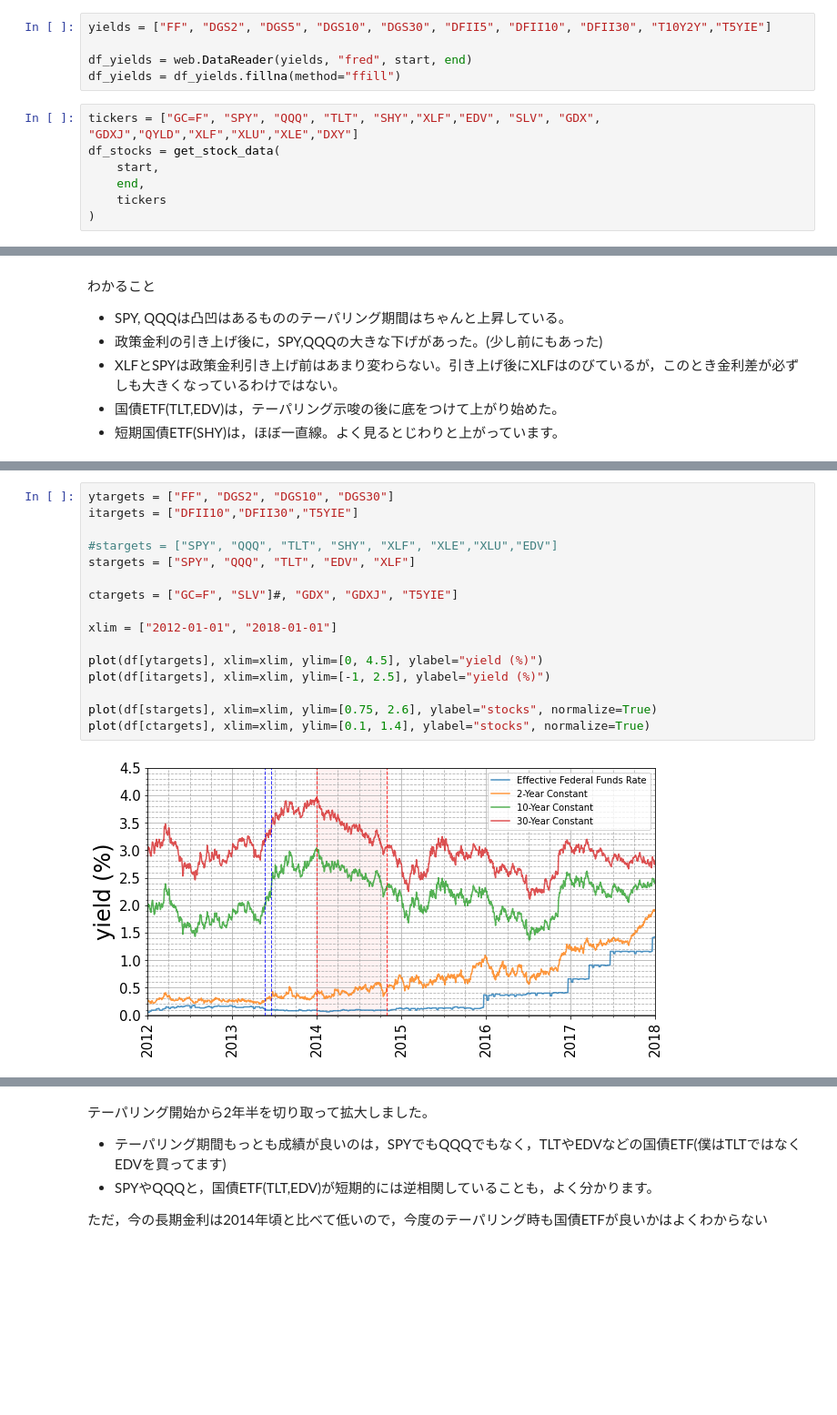
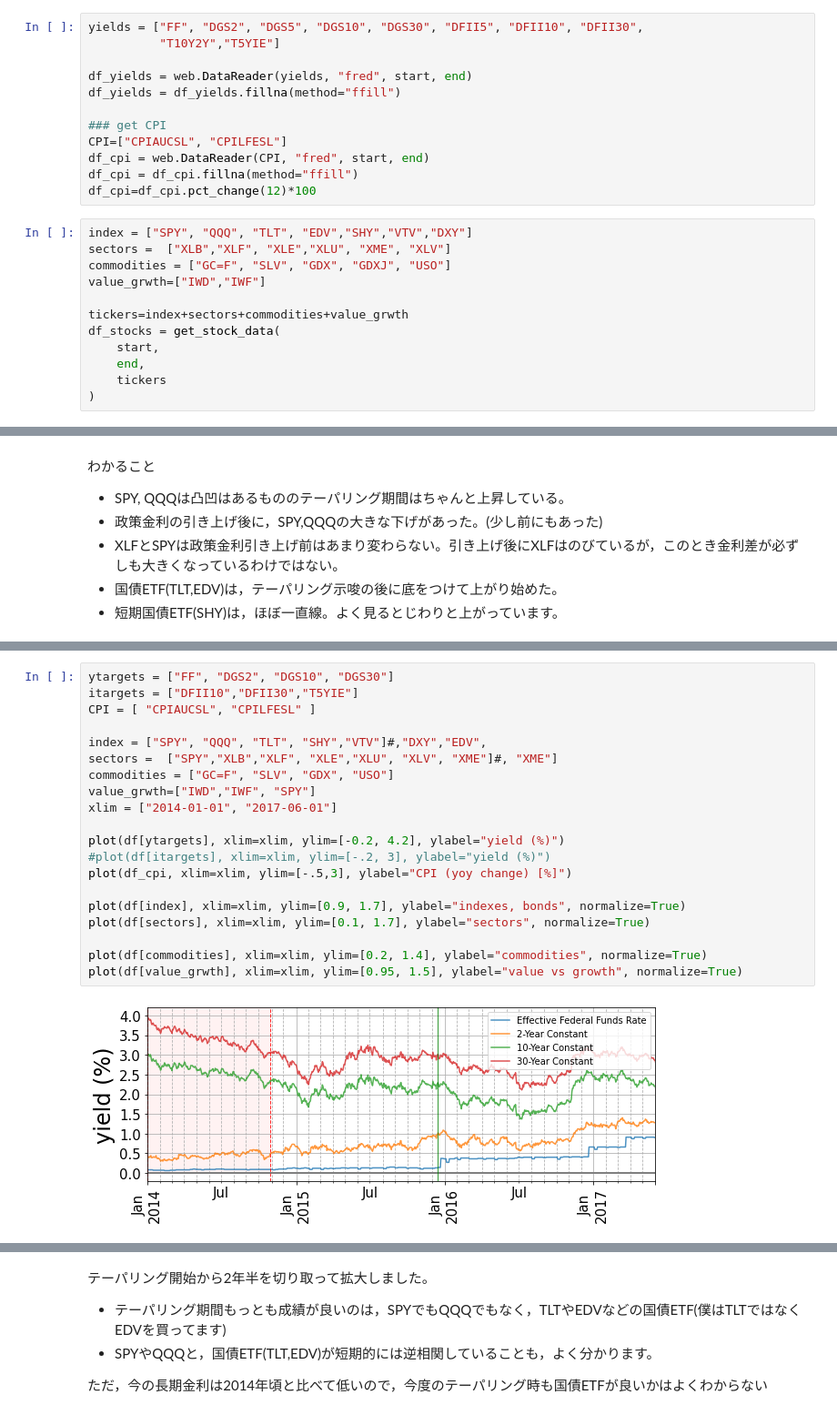
Before and after one commit to jnishii/stock-analysis, a Jupyter notebook: yahoo_fin/Yields.ipynb, the cells around one changed output, grey strips where cells are left out. Shown at 91% size. Saved outputs shown, nothing was run; the diff lists cells and outputs as text; blank space fills up the shorter version.

Commit message:
some updates and added CPI to Yields.ipynb

```diff
--- a/yahoo_fin/Yields.ipynb
+++ b/yahoo_fin/Yields.ipynb
@@ -163,12 +174,24 @@ def plot_alt(df, xlim=None, ylim=None, ylabel="", normalize=False):
 start = datetime.date(2001, 1, 1)
 end = datetime.date.today()
 # %%
-yields = ["FF", "DGS2", "DGS5", "DGS10", "DGS30", "DFII5", "DFII10", "DFII30", "T10Y2Y","T5YIE"]
+yields = ["FF", "DGS2", "DGS5", "DGS10", "DGS30", "DFII5", "DFII10", "DFII30",
+          "T10Y2Y","T5YIE"]
 
 df_yields = web.DataReader(yields, "fred", start, end)
 df_yields = df_yields.fillna(method="ffill")
+
+### get CPI
+CPI=["CPIAUCSL", "CPILFESL"]
+df_cpi = web.DataReader(CPI, "fred", start, end)
+df_cpi = df_cpi.fillna(method="ffill")
+df_cpi=df_cpi.pct_change(12)*100
 # %%
-tickers = ["GC=F", "SPY", "QQQ", "TLT", "SHY","XLF","EDV", "SLV", "GDX", "GDXJ","QYLD","XLF","XLU","XLE","DXY"]
+index = ["SPY", "QQQ", "TLT", "EDV","SHY","VTV","DXY"]
+sectors =  ["XLB","XLF", "XLE","XLU", "XME", "XLV"]
+commodities = ["GC=F", "SLV", "GDX", "GDXJ", "USO"]
+value_grwth=["IWD","IWF"]
+
+tickers=index+sectors+commodities+value_grwth
 df_stocks = get_stock_data(
     start,
     end,
@@ -201,18 +229,22 @@ Yosshiさんの真似をして2013年から2018金利の推移のグラフを作
 # %%
 ytargets = ["FF", "DGS2", "DGS10", "DGS30"]
 itargets = ["DFII10","DFII30","T5YIE"]
+CPI = [ "CPIAUCSL", "CPILFESL" ]
 
-#stargets = ["SPY", "QQQ", "TLT", "SHY", "XLF", "XLE","XLU","EDV"]
-stargets = ["SPY", "QQQ", "TLT", "EDV", "XLF"]
+index = ["SPY", "QQQ", "TLT", "SHY","VTV"]#,"DXY","EDV",
+sectors =  ["SPY","XLB","XLF", "XLE","XLU", "XLV", "XME"]#, "XME"]
+commodities = ["GC=F", "SLV", "GDX", "USO"]
+value_grwth=["IWD","IWF", "SPY"]
+xlim = ["2014-01-01", "2017-06-01"]
 
-ctargets = ["GC=F", "SLV"]#, "GDX", "GDXJ", "T5YIE"]
+plot(df[ytargets], xlim=xlim, ylim=[-0.2, 4.2], ylabel="yield (%)")
+#plot(df[itargets], xlim=xlim, ylim=[-.2, 3], ylabel="yield (%)")
+plot(df_cpi, xlim=xlim, ylim=[-.5,3], ylabel="CPI (yoy change) [%]")
 
-xlim = ["2012-01-01", "2018-01-01"]
+plot(df[index], xlim=xlim, ylim=[0.9, 1.7], ylabel="indexes, bonds", normalize=True)
+plot(df[sectors], xlim=xlim, ylim=[0.1, 1.7], ylabel="sectors", normalize=True)
 
-plot(df[ytargets], xlim=xlim, ylim=[0, 4.5], ylabel="yield (%)")
-plot(df[itargets], xlim=xlim, ylim=[-1, 2.5], ylabel="yield (%)")
-
-plot(df[stargets], xlim=xlim, ylim=[0.75, 2.6], ylabel="stocks", normalize=True)
-plot(df[ctargets], xlim=xlim, ylim=[0.1, 1.4], ylabel="stocks", normalize=True)
+plot(df[commodities], xlim=xlim, ylim=[0.2, 1.4], ylabel="commodities", normalize=True)
+plot(df[value_grwth], xlim=xlim, ylim=[0.95, 1.5], ylabel="value vs growth", normalize=True)
 # %% [output]
-[figure, old version]
+[figure, new version]
```
Also changed, not shown: parts of 7 cells of this notebook, 4 other files.
